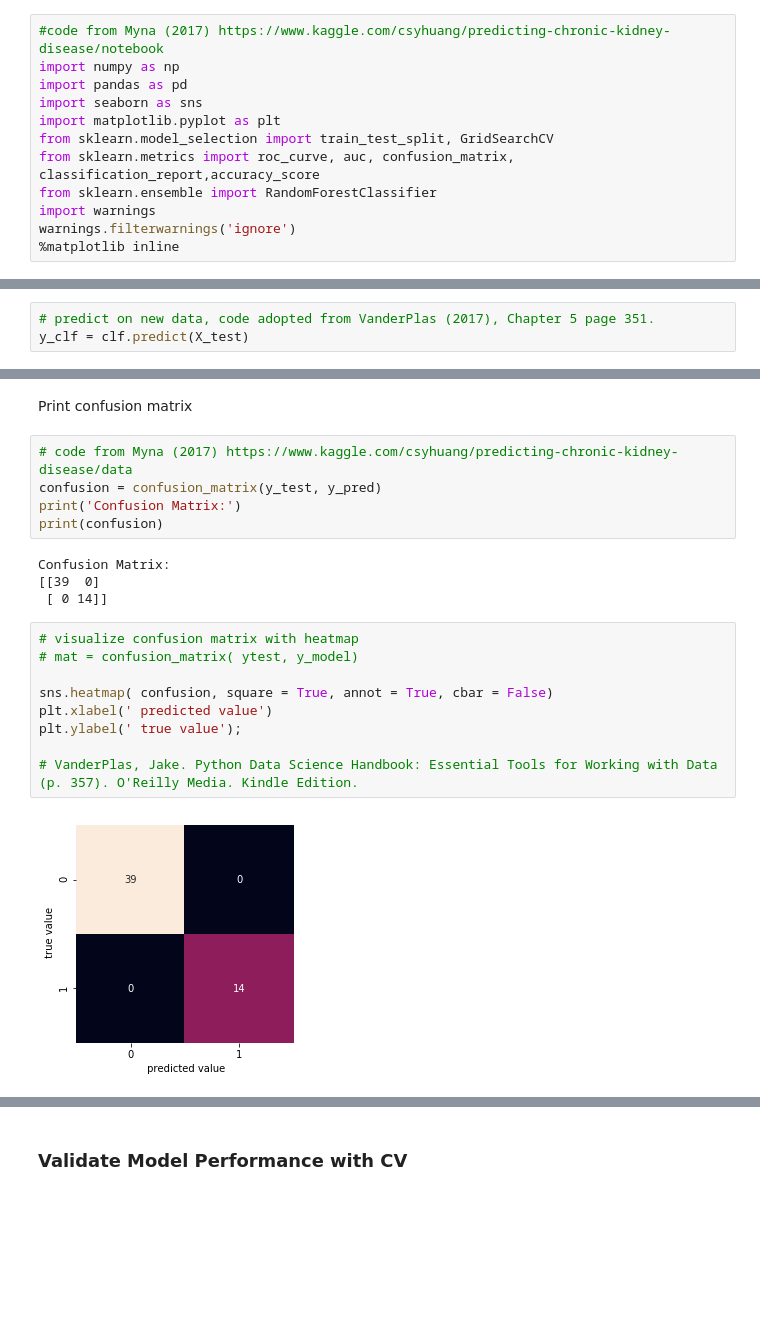
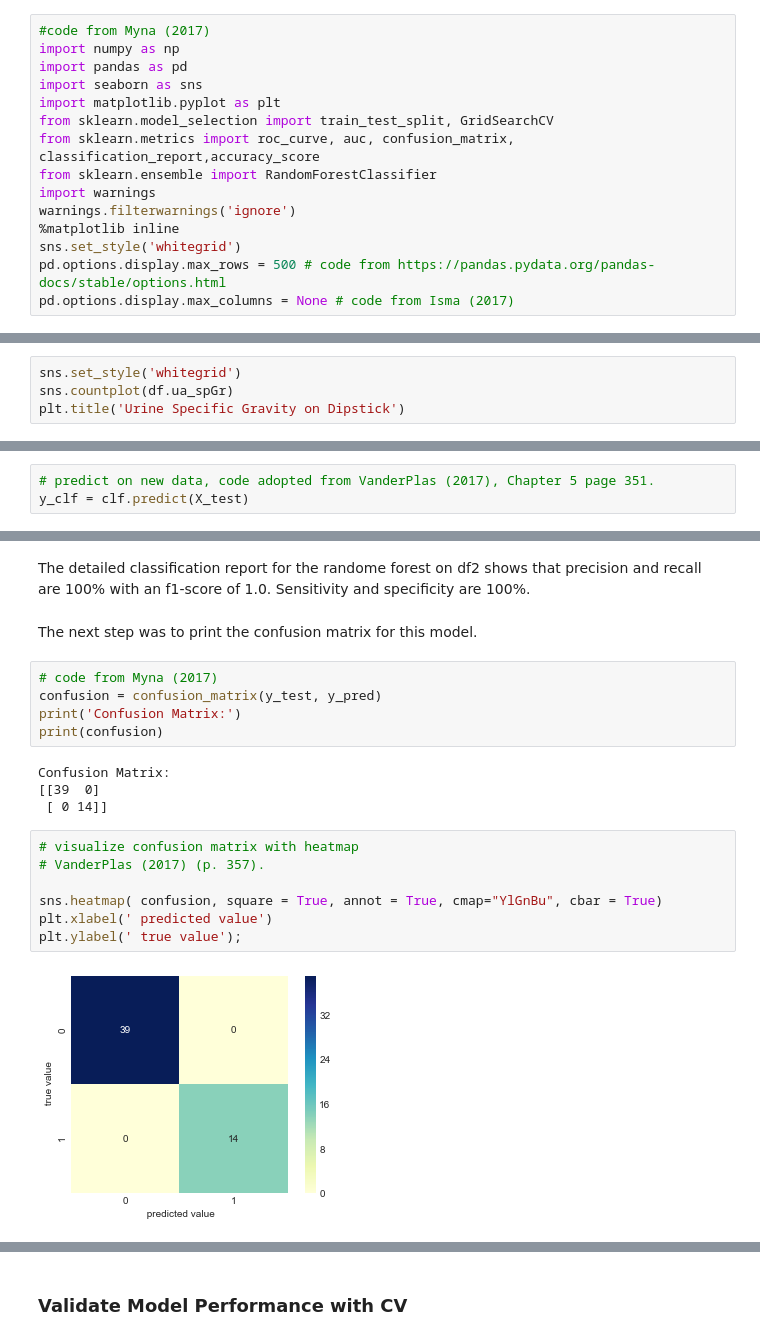
Before and after one commit to mmerc/MSDS696_X70_Data-Science-Practicum-II, a Jupyter notebook: Practicum2Project.ipynb, the cells around one changed output, grey strips where cells are left out. Saved outputs shown, nothing was run; the diff lists cells and outputs as text; blank space fills up the shorter version.

```diff
--- a/Practicum2Project.ipynb
+++ b/Practicum2Project.ipynb
@@ -5,5 +13,5 @@
 # %%
-#code from Myna (2017) https://www.kaggle.com/csyhuang/predicting-chronic-kidney-disease/notebook
+#code from Myna (2017)
 import numpy as np
 import pandas as pd
 import seaborn as sns
@@ -14,4 +22,7 @@ from sklearn.ensemble import RandomForestClassifier
 import warnings
 warnings.filterwarnings('ignore')
 %matplotlib inline
+sns.set_style('whitegrid')
+pd.options.display.max_rows = 500 # code from https://pandas.pydata.org/pandas-docs/stable/options.html
+pd.options.display.max_columns = None # code from Isma (2017)
 # %%
@@ -331,0 +344,4 @@ df.ua_spGr.value_counts().plot(kind='bar')
+# %%
+sns.set_style('whitegrid')
+sns.countplot(df.ua_spGr)
+plt.title('Urine Specific Gravity on Dipstick')
@@ -1290,10 +1499,12 @@ Detailed classification report RF:
         1.0       1.00      1.00      1.00        14
 
 avg / total       1.00      1.00      1.00        53
-# %% [markdown]
-Print confusion matrix
+# %% [markdown]
+The detailed classification report for the randome forest on df2 shows that precision and recall are 100% with an f1-score of 1.0.  Sensitivity and specificity are 100%.
+# %% [markdown]
+The next step was to print the confusion matrix for this model.
 # %%
-# code from Myna (2017) https://www.kaggle.com/csyhuang/predicting-chronic-kidney-disease/data
+# code from Myna (2017)
 confusion = confusion_matrix(y_test, y_pred)
 print('Confusion Matrix:')
 print(confusion)
@@ -1303,15 +1514,13 @@ Confusion Matrix:
  [ 0 14]]
 # %%
 # visualize confusion matrix with heatmap
-# mat = confusion_matrix( ytest, y_model)
+# VanderPlas (2017) (p. 357).
 
-sns.heatmap( confusion, square = True, annot = True, cbar = False)
+sns.heatmap( confusion, square = True, annot = True, cmap="YlGnBu", cbar = True)
 plt.xlabel(' predicted value')
 plt.ylabel(' true value');
-
-# VanderPlas, Jake. Python Data Science Handbook: Essential Tools for Working with Data (p. 357). O'Reilly Media. Kindle Edition.
 # %% [output]
-[figure, old version]
+[figure, new version]
 # %%
 # If accuracy score not equal to one then determine the false positive and true positive rates, code from Myna (2017)
 fpr,tpr,roc_auc = auc_scorer(clf, X_test, y_test, 'RF')
```
Also changed, not shown: parts of 203 cells of this notebook.
